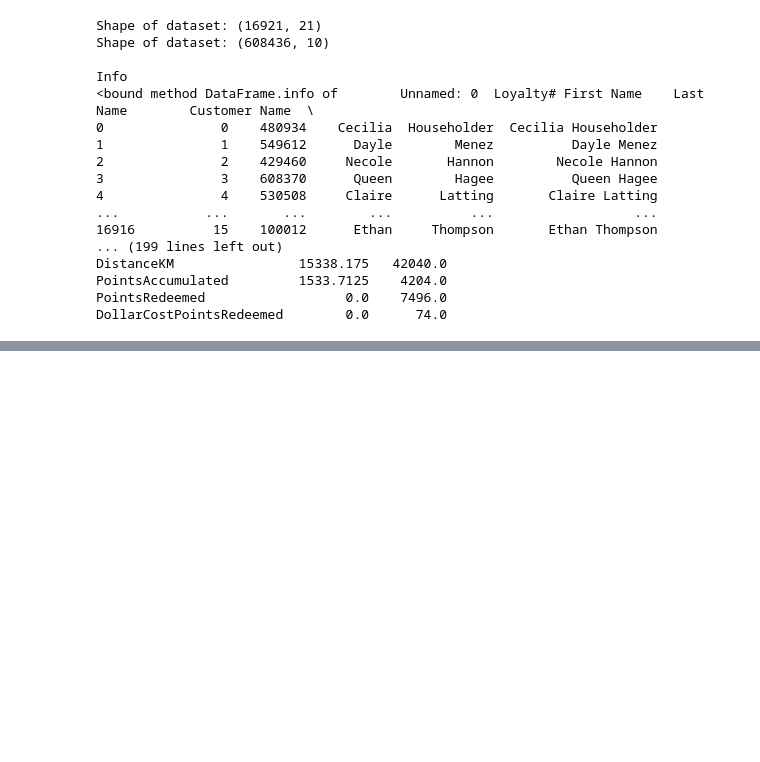
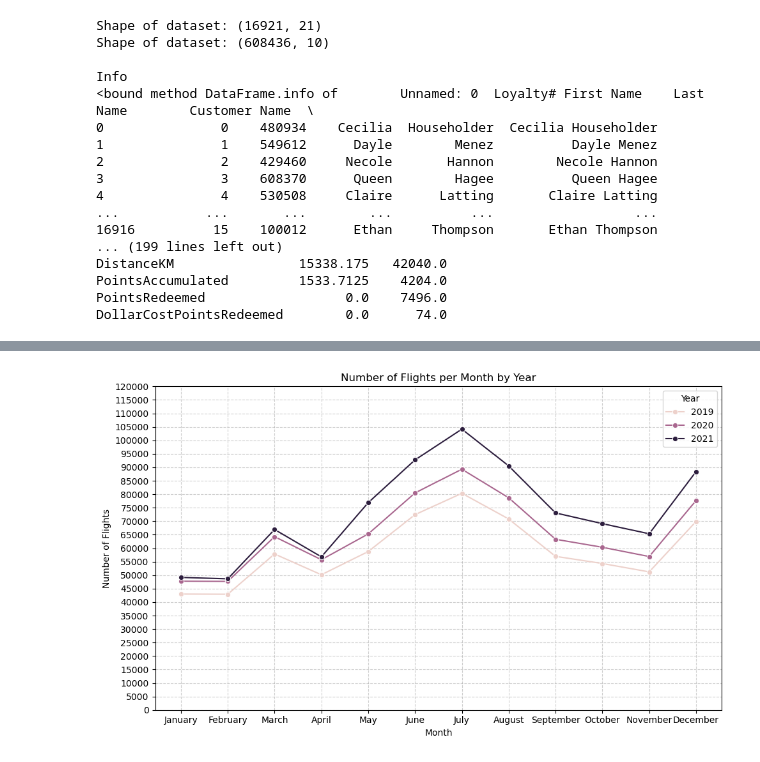
Before and after one commit to lCarvas/data-mining, a Jupyter notebook: src/GroupXX_EDA_Code.ipynb, the cells around one changed output, grey strips where cells are left out. Saved outputs shown, nothing was run; the diff lists cells and outputs as text; code cells hidden in the pictures; blank space fills up the shorter version.

```diff
--- a/src/GroupXX_EDA_Code.ipynb
+++ b/src/GroupXX_EDA_Code.ipynb
@@ -163,0 +255,47 @@ ValueError: cannot reindex on an axis with duplicate labels
+# %%
+#This next graph checks the flights per month in each year
+#Grouping the data by year and month and checking the sum of the flights of each one
+#Then we organize the months by order
+#Use seaborn to create a line plot that has x = the months and y = the number of flights
+
+
+
+
+
+
+dataFlights["YearMonthDate"] = pd.to_datetime(dataFlights["YearMonthDate"], errors="coerce")
+dataFlights["Month"] = dataFlights["YearMonthDate"].dt.month_name()
+dataFlights["Year"] = dataFlights["YearMonthDate"].dt.year
+flights_per_month = (
+    dataFlights.groupby(["Year", "Month"])["NumFlights"]
+    .sum()
+    .reset_index()
+)
+month_order = [
+    "January", "February", "March", "April", "May", "June",
+    "July", "August", "September", "October", "November", "December"
+]
+
+flights_per_month["Month"] = pd.Categorical(
+    flights_per_month["Month"], categories=month_order, ordered=True
+)
+
+flights_per_month = flights_per_month.sort_values(["Year", "Month"])
+plt.figure(figsize=(10,6))
+sns.lineplot(
+    data=flights_per_month,
+    x="Month",
+    y="NumFlights",
+    hue="Year",
+    marker="o"
+)
+plt.title("Number of Flights per Month by Year")
+plt.xlabel("Month")
+plt.ylabel("Number of Flights")
+plt.grid(True, linestyle="--", alpha=0.6)
+plt.ylim(0, 120000)
+plt.yticks(np.arange(0, 120001, 5000))
+plt.tight_layout()
+plt.show()
+# %% [output]
+[figure, added]
```
Also changed, not shown: parts of 25 cells of this notebook.
